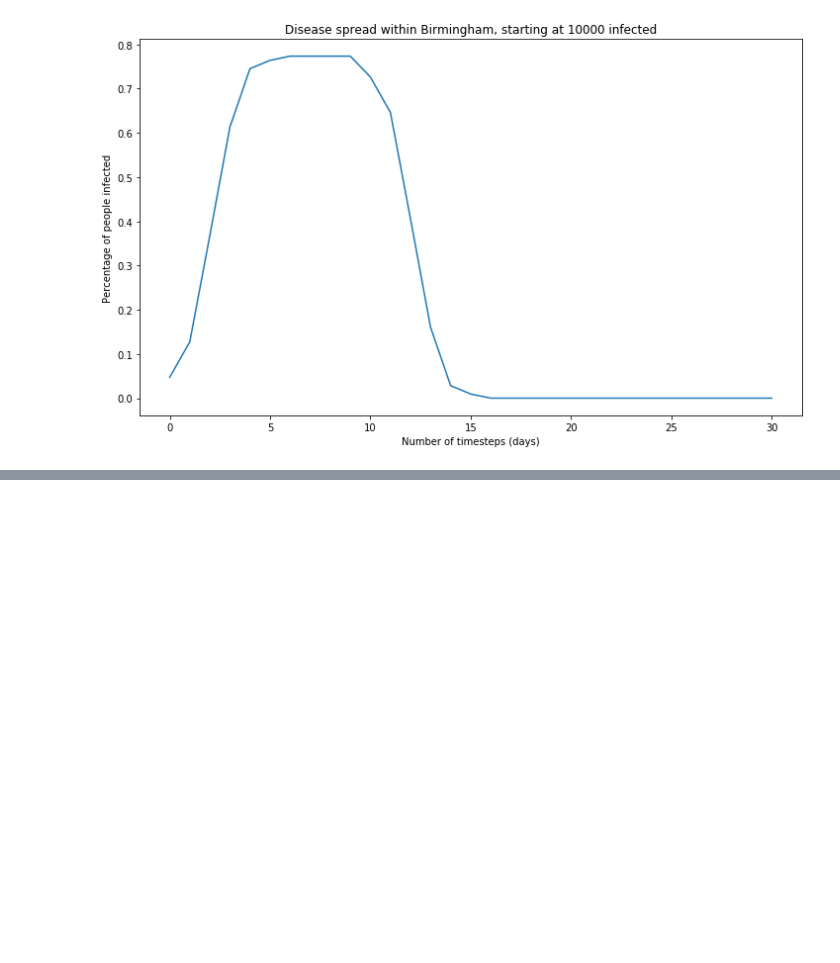
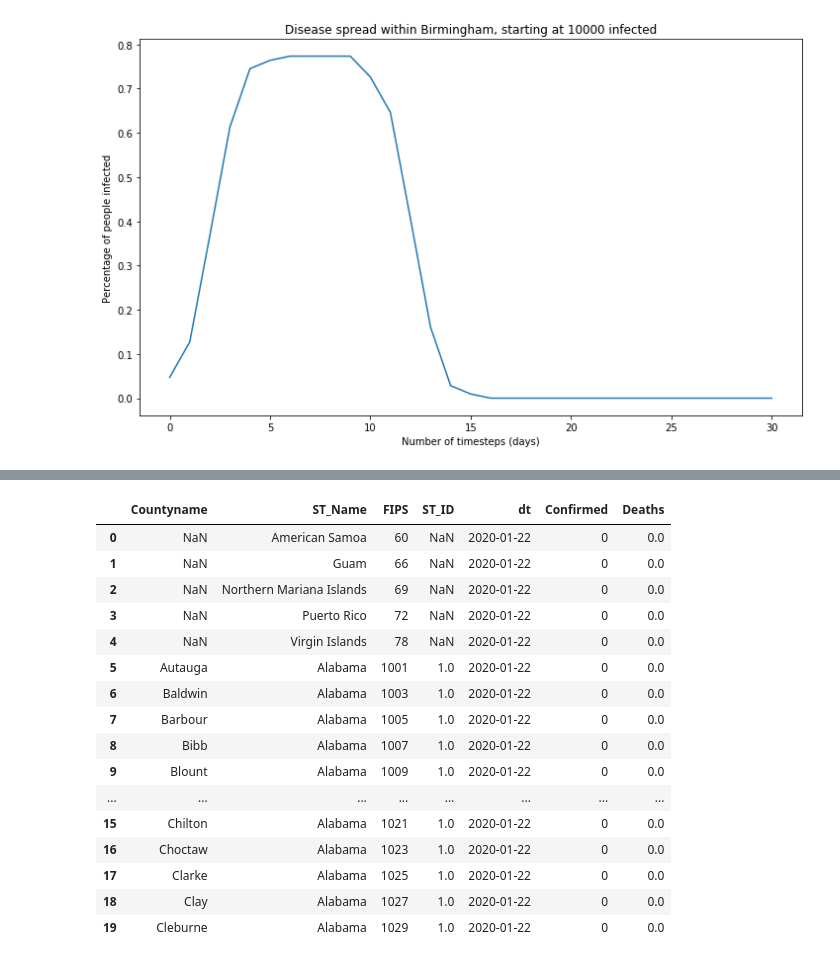
Before and after one commit to christophuhl/COVID19-Simulation, a Jupyter notebook: AirportContagion.ipynb, the cells around one changed output, grey strips where cells are left out. Cells and saved outputs as stored; diff of their text form; code cells hidden in the pictures; blank space fills up the shorter version.

```diff
--- a/AirportContagion.ipynb
+++ b/AirportContagion.ipynb
@@ -617,0 +700,20 @@ base_graph = nx.read_gml("base_graph.gml")
+# %%
+df_us.head(20)
+# %% [output]
+|  | Countyname | ST_Name | FIPS | ST_ID | dt | Confirmed | Deaths |
+| 0 | NaN | American Samoa | 60 | NaN | 2020-01-22 | 0 | 0.0 |
+| 1 | NaN | Guam | 66 | NaN | 2020-01-22 | 0 | 0.0 |
+| 2 | NaN | Northern Mariana Islands | 69 | NaN | 2020-01-22 | 0 | 0.0 |
+| 3 | NaN | Puerto Rico | 72 | NaN | 2020-01-22 | 0 | 0.0 |
+| 4 | NaN | Virgin Islands | 78 | NaN | 2020-01-22 | 0 | 0.0 |
+| 5 | Autauga | Alabama | 1001 | 1.0 | 2020-01-22 | 0 | 0.0 |
+| 6 | Baldwin | Alabama | 1003 | 1.0 | 2020-01-22 | 0 | 0.0 |
+| 7 | Barbour | Alabama | 1005 | 1.0 | 2020-01-22 | 0 | 0.0 |
+| 8 | Bibb | Alabama | 1007 | 1.0 | 2020-01-22 | 0 | 0.0 |
+| 9 | Blount | Alabama | 1009 | 1.0 | 2020-01-22 | 0 | 0.0 |
+| ... | ... | ... | ... | ... | ... | ... | ... |
+| 15 | Chilton | Alabama | 1021 | 1.0 | 2020-01-22 | 0 | 0.0 |
+| 16 | Choctaw | Alabama | 1023 | 1.0 | 2020-01-22 | 0 | 0.0 |
+| 17 | Clarke | Alabama | 1025 | 1.0 | 2020-01-22 | 0 | 0.0 |
+| 18 | Clay | Alabama | 1027 | 1.0 | 2020-01-22 | 0 | 0.0 |
+| 19 | Cleburne | Alabama | 1029 | 1.0 | 2020-01-22 | 0 | 0.0 |
```
Also changed, not shown: parts of 21 cells of this notebook, 1 other file.
